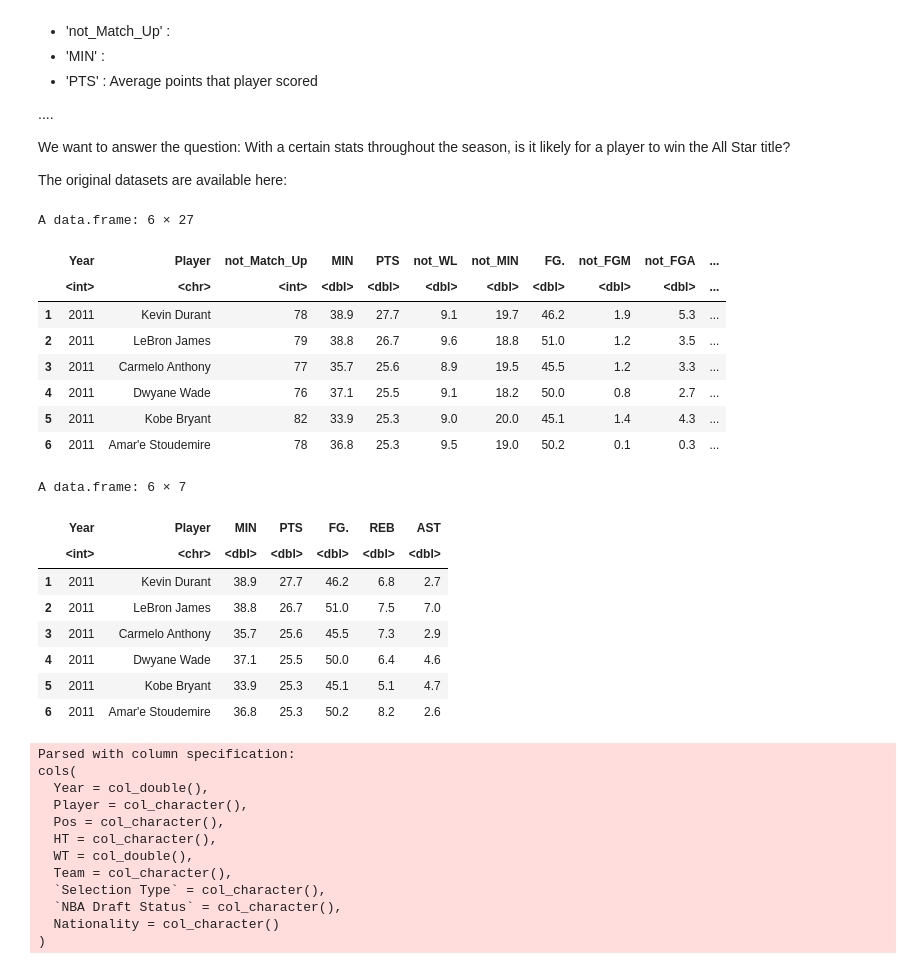
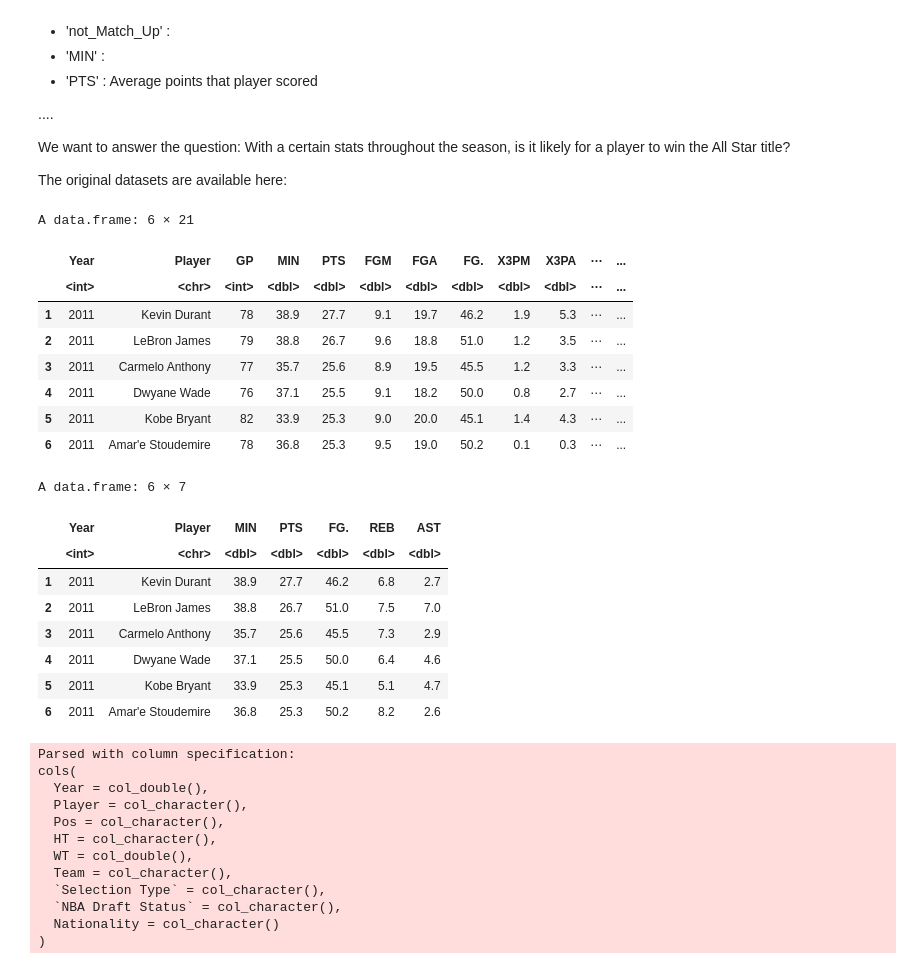
Before and after one commit to RayNguyent/DSCI-100-project, a Jupyter notebook: Untitled.ipynb, the cells around one changed output. Saved outputs shown, nothing was run; the diff lists cells and outputs as text; code cells hidden in the pictures.

Commit message:
Updated nba_player_stats.csv to include all column names

```diff
--- a/Untitled.ipynb
+++ b/Untitled.ipynb
@@ -44,23 +44,23 @@ We want to answer the question: With a certain stats throughout the season, is i
 
 The original datasets are available here:
 # %%
-players <- read.csv("https://raw.githubusercontent.com/RayNguyent/DSCI-100-project/develop/data/nba_player_stats.csv")
+players <- read.csv("data/nba_player_stats.csv")
 head(players)
 players_filtered <- players %>%
     filter(Year <= 2015 & Year >= 2011) %>%
     filter(Player != "0") %>%
     select(Year, Player, MIN, PTS, FG., REB, AST)
 head(players_filtered)
 # %% [output]
-A data.frame: 6 × 27
+A data.frame: 6 × 21
-|  | Year | Player | not_Match_Up | MIN | PTS | not_WL | not_MIN | FG. | not_FGM | not_FGA | ... |
-|  | <int> | <chr> | <int> | <dbl> | <dbl> | <dbl> | <dbl> | <dbl> | <dbl> | <dbl> | ... |
-| 1 | 2011 | Kevin Durant | 78 | 38.9 | 27.7 | 9.1 | 19.7 | 46.2 | 1.9 | 5.3 | ... |
-| 2 | 2011 | LeBron James | 79 | 38.8 | 26.7 | 9.6 | 18.8 | 51.0 | 1.2 | 3.5 | ... |
-| 3 | 2011 | Carmelo Anthony | 77 | 35.7 | 25.6 | 8.9 | 19.5 | 45.5 | 1.2 | 3.3 | ... |
-| 4 | 2011 | Dwyane Wade | 76 | 37.1 | 25.5 | 9.1 | 18.2 | 50.0 | 0.8 | 2.7 | ... |
-| 5 | 2011 | Kobe Bryant | 82 | 33.9 | 25.3 | 9.0 | 20.0 | 45.1 | 1.4 | 4.3 | ... |
-| 6 | 2011 | Amar'e Stoudemire | 78 | 36.8 | 25.3 | 9.5 | 19.0 | 50.2 | 0.1 | 0.3 | ... |
+|  | Year | Player | GP | MIN | PTS | FGM | FGA | FG. | X3PM | X3PA | ⋯ | ... |
+|  | <int> | <chr> | <int> | <dbl> | <dbl> | <dbl> | <dbl> | <dbl> | <dbl> | <dbl> | ⋯ | ... |
+| 1 | 2011 | Kevin Durant | 78 | 38.9 | 27.7 | 9.1 | 19.7 | 46.2 | 1.9 | 5.3 | ⋯ | ... |
+| 2 | 2011 | LeBron James | 79 | 38.8 | 26.7 | 9.6 | 18.8 | 51.0 | 1.2 | 3.5 | ⋯ | ... |
+| 3 | 2011 | Carmelo Anthony | 77 | 35.7 | 25.6 | 8.9 | 19.5 | 45.5 | 1.2 | 3.3 | ⋯ | ... |
+| 4 | 2011 | Dwyane Wade | 76 | 37.1 | 25.5 | 9.1 | 18.2 | 50.0 | 0.8 | 2.7 | ⋯ | ... |
+| 5 | 2011 | Kobe Bryant | 82 | 33.9 | 25.3 | 9.0 | 20.0 | 45.1 | 1.4 | 4.3 | ⋯ | ... |
+| 6 | 2011 | Amar'e Stoudemire | 78 | 36.8 | 25.3 | 9.5 | 19.0 | 50.2 | 0.1 | 0.3 | ⋯ | ... |
 A data.frame: 6 × 7
 |  | Year | Player | MIN | PTS | FG. | REB | AST |
 |  | <int> | <chr> | <dbl> | <dbl> | <dbl> | <dbl> | <dbl> |
```
Also changed, not shown: 1 other file.
